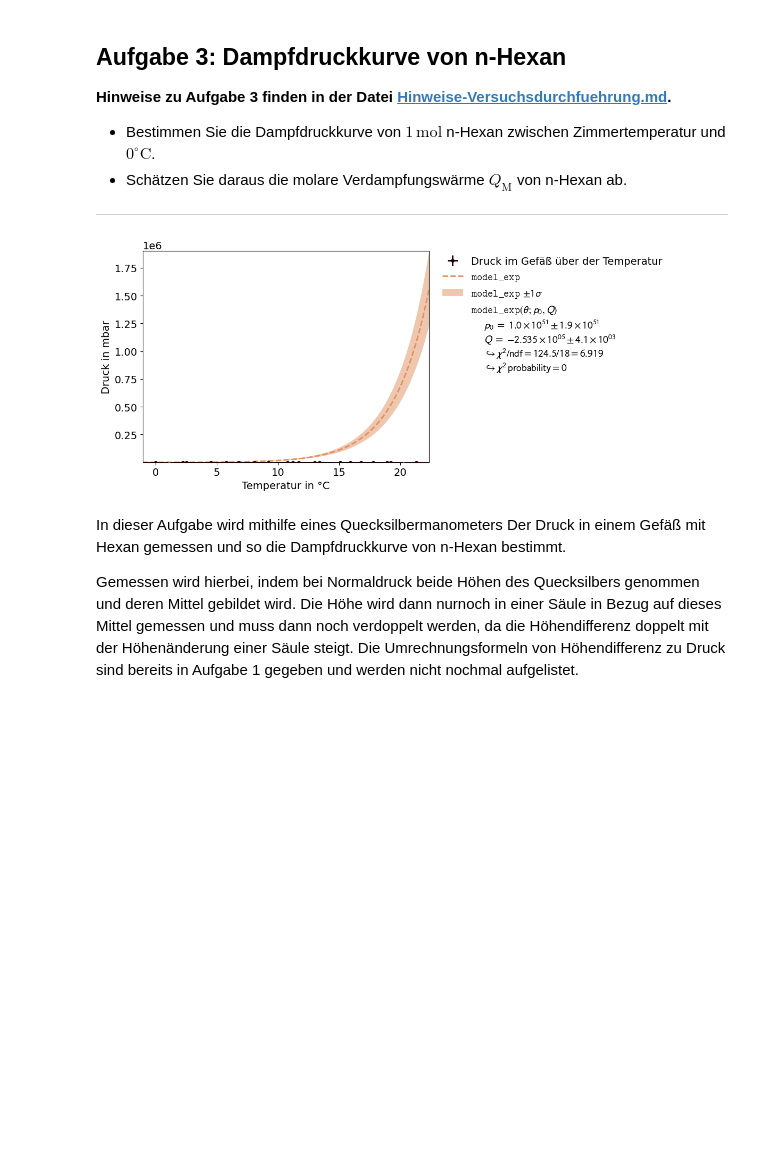
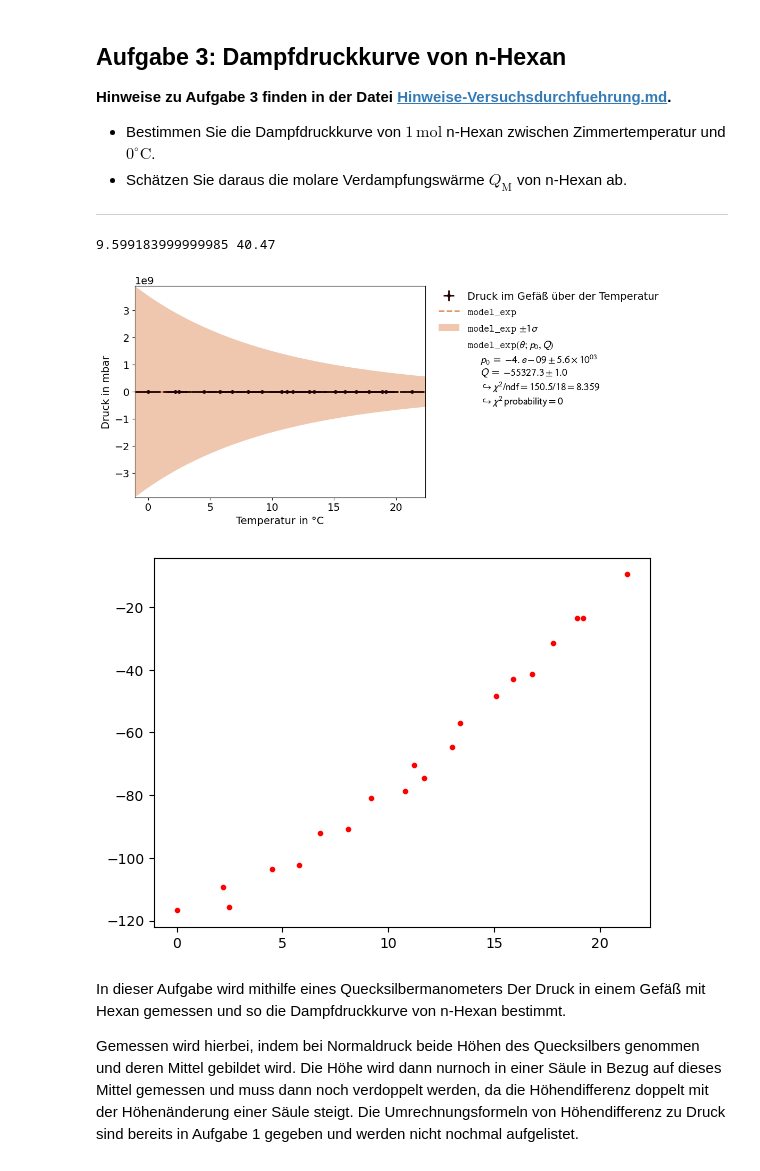
Before and after one commit to MRNock04/P2, a Jupyter notebook: Ideales_und_reales_Gas/Ideales_und_reales_Gas.ipynb, the cells around one changed output. Drawn from its saved outputs; the diff is of its cells as text; code cells hidden in the pictures; blank space fills up the shorter version.

```diff
--- a/Ideales_und_reales_Gas/Ideales_und_reales_Gas.ipynb
+++ b/Ideales_und_reales_Gas/Ideales_und_reales_Gas.ipynb
@@ -344,35 +347,43 @@ Wir erhalten durch die Mittelung einen recht guten Wert für den Adiabatenkoeffi
 
 ---
 # %%
-def model_exp(theta,p_0=10**13,Q=100):
-    return p_0 * np.exp(Q/(8.314*(theta+273.15)))
+def model_exp(theta,p_0=10**3,Q=31000):
+    return p_0 * np.exp(-Q/(8.314*(theta+273.15)))
 
 # Bestimmung der Messwerte und verschieben in passende Arrays
-h_03 = (40.11 + 40.83)/2
-h_runter = [h_03,41.35,42.02,42.89,43.26,43.42, 43.88, 44.31, 44.81, 44.85]
+h_l = 40.11
+h_r = 40.83
+
+h_03 = (h_l + h_r)/2
+p_0 = lam*(h_r-h_l)*10
+print(p_0,h_03)
+h_runter = [40.83,41.35,42.02,42.89,43.26,43.42, 43.88, 44.31, 44.81, 44.85]
 h_hoch = [44.57,44.35,43.92,43.51,43.11,42.61,42.28,42.08,41.65,41.35]
 
 T_runter = [21.3,19.2,16.8,13.,11.7,10.8,8.1,5.8,2.5,0]
 T_hoch = [2.2,4.5,6.8,9.2,11.2,13.4,15.1,15.9,17.8,18.9]
 
 h = (h_03 - np.array(h_runter + h_hoch))*10*2 #Umrechnung in mm und Verdopplung
-p = lam * h + 1000
+p = lam * h
 T = np.array(T_runter + T_hoch)
 
 #erstellen eines Fits
 xy_data = kafe2.XYContainer(T,p)
 xy_data.axis_labels = ('Temperatur in °C','Druck in mbar')
 xy_data.label = 'Druck im Gefäß über der Temperatur'
 
 fit = kafe2.XYFit(xy_data,model_exp)
 fit.add_error('x',err_val = 1)
 fit.add_error('y',err_val = 1.33322*0.2)
 fit.do_fit()
 
 plot = kafe2.plot(fit)
+plt.plot(T,p,'r.')
 plt.show()
 # %% [output]
+9.599183999999985 40.47
-[figure, old version]
+[figure, new version]
+[figure, added]
 # %% [markdown]
 In dieser Aufgabe wird mithilfe eines Quecksilbermanometers Der Druck in einem Gefäß mit Hexan gemessen und so die Dampfdruckkurve von n-Hexan bestimmt.
 
```
Also changed, not shown: parts of 3 cells of this notebook, 1 other file.
